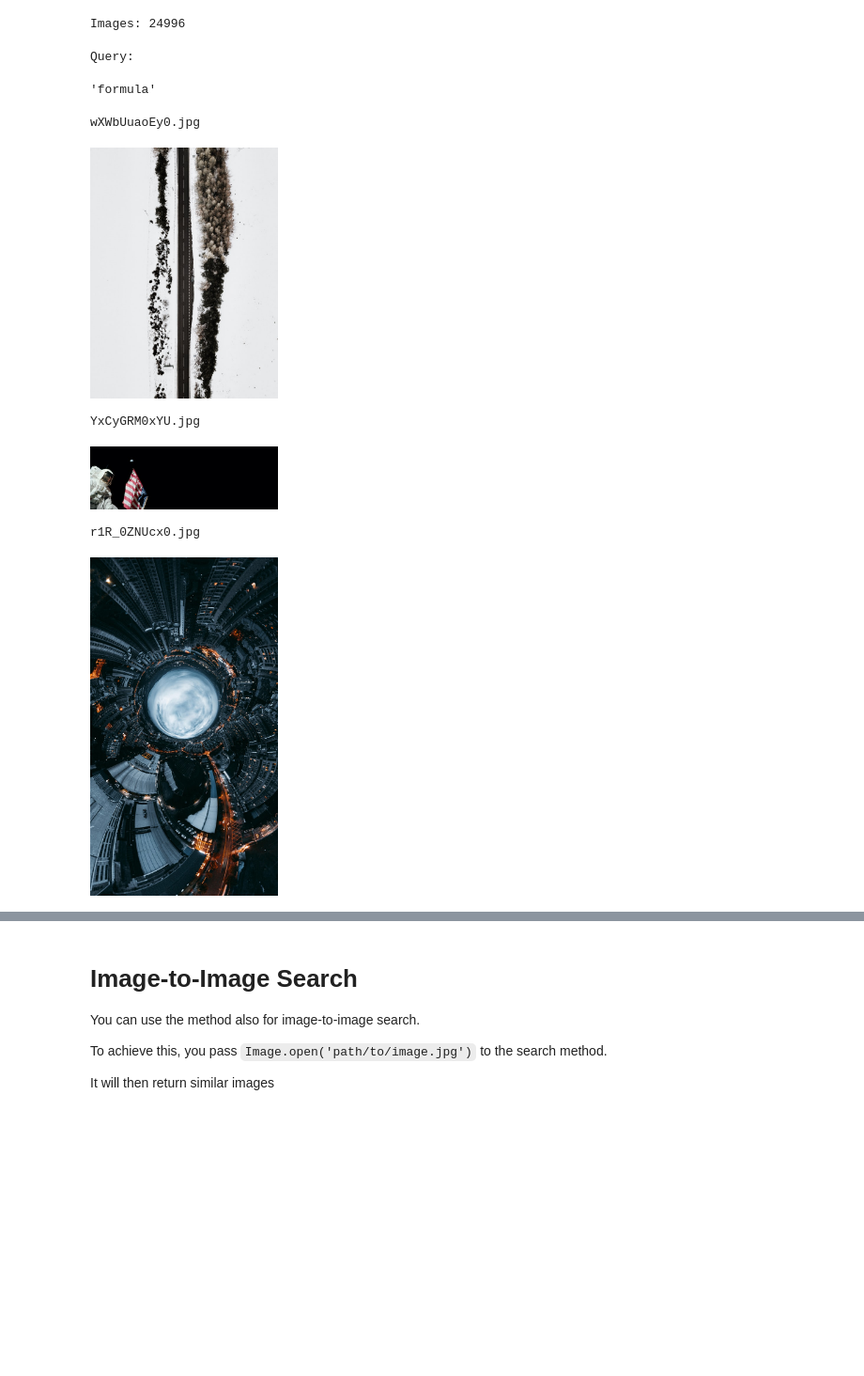
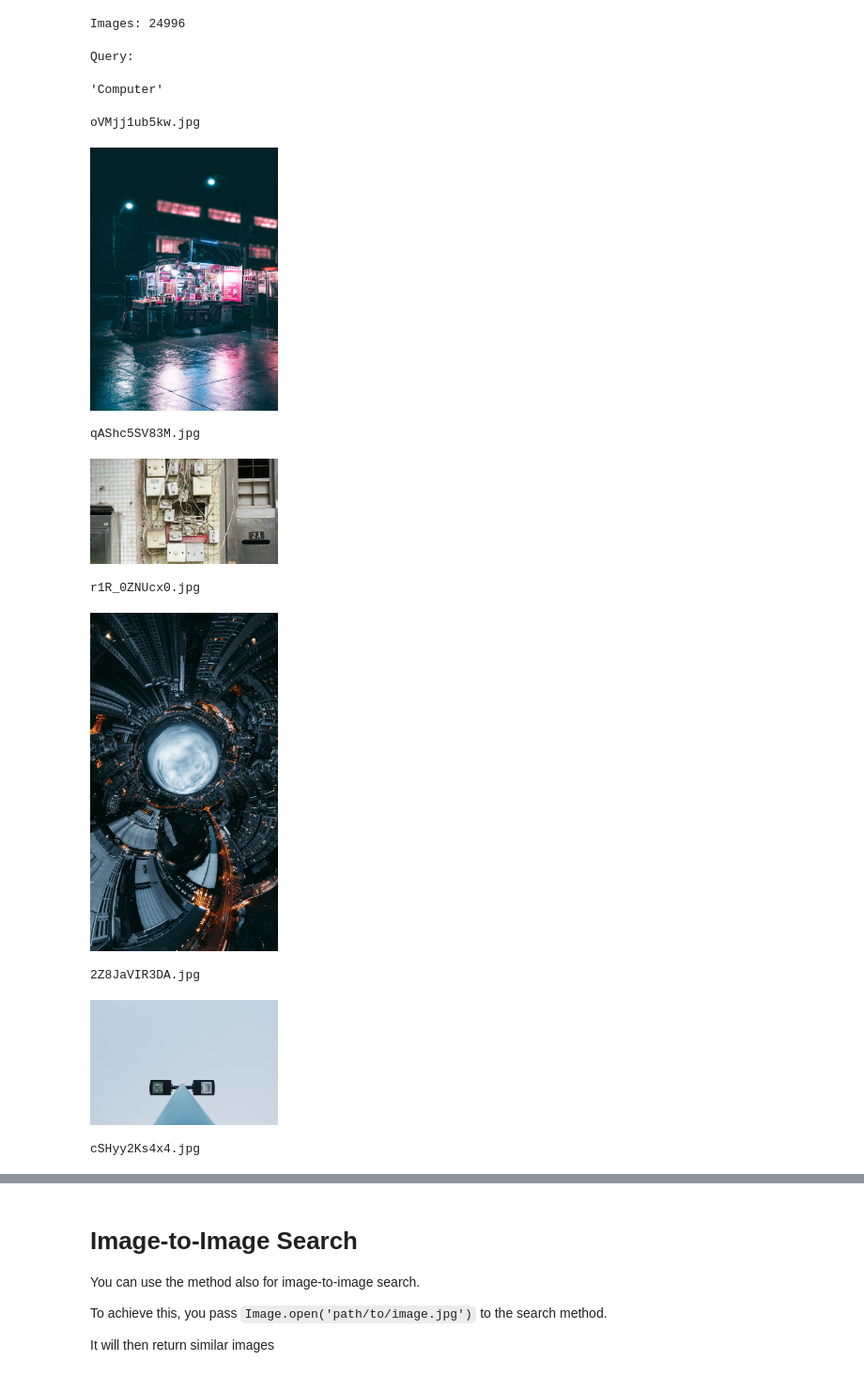
Before and after one commit to EvgOstgit/practice_sbert_bimodal, a Jupyter notebook: Image_Search.ipynb, the cells around one changed output, grey strips where cells are left out. Shown at 94% size. Drawn from its saved outputs; the diff is of its cells as text; code cells hidden in the pictures; blank space fills up the shorter version.

```diff
--- a/Image_Search.ipynb
+++ b/Image_Search.ipynb
@@ -32,16 +29,16 @@ Xet Storage is enabled for this repo, but the 'hf_xet' package is not installed.
 Using a slow image processor as `use_fast` is unset and a slow processor was saved with this model. `use_fast=True` will be the default behavior in v4.52, even if the model was saved with a slow proce ...
 # %%
 # Next, we get about 25k images from Unsplash
-img_folder = 'C:/Photos for bimodal_model/photos/'
+img_folder = 'D:/Photos for bimodal_model/photos/'
 if not os.path.exists(img_folder) or len(os.listdir(img_folder)) == 0:
     os.makedirs(img_folder, exist_ok=True)
 
     photo_filename = 'unsplash-25k-photos.zip'
-    if not os.path.exists(photo_filename):   #Download dataset if does not exist
-        util.http_get('http://sbert.net/datasets/'+photo_filename, photo_filename)
+    if not os.path.exists('D:/Photos for bimodal_model/'+photo_filename):   #Download dataset if does not exist
+        util.http_get('http://sbert.net/datasets/'+photo_filename, 'D:/Photos for bimodal_model/'+photo_filename)
 
     #Extract all images
-    with zipfile.ZipFile(photo_filename, 'r') as zf:
+    with zipfile.ZipFile('D:/Photos for bimodal_model/'+photo_filename, 'r') as zf:
         for member in tqdm(zf.infolist(), desc='Extracting'):
             zf.extract(member, img_folder)
 # %%
@@ -55,9 +52,9 @@ if not os.path.exists(img_folder) or len(os.listdir(img_folder)) == 0:
 use_precomputed_embeddings = True
 
 if use_precomputed_embeddings:
-    emb_filename = 'unsplash-25k-photos-embeddings.pkl'
+    emb_filename = 'D:/Photos for bimodal_model/unsplash-25k-photos-embeddings.pkl'
     if not os.path.exists(emb_filename):   #Download dataset if does not exist
-        util.http_get('http://sbert.net/datasets/'+emb_filename, emb_filename)
+        util.http_get('http://sbert.net/datasets/unsplash-25k-photos-embeddings.pkl', emb_filename)
 
     with open(emb_filename, 'rb') as fIn:
         img_names, img_emb = pickle.load(fIn)
@@ -85,13 +82,16 @@ def search(query, k=3):
         print(img_names[hit['corpus_id']])
         display(IPImage(os.path.join(img_folder, img_names[hit['corpus_id']]), width=200))
 # %%
-search('formula')
+search('Computer', 10)
 # %% [output]
 Query:
-'formula'
+'Computer'
-wXWbUuaoEy0.jpg
+oVMjj1ub5kw.jpg
-[figure, old version]
+[figure, new version]
-YxCyGRM0xYU.jpg
+qAShc5SV83M.jpg
-[figure, old version]
+[figure, new version]
 r1R_0ZNUcx0.jpg
 [figure]
+2Z8JaVIR3DA.jpg
+[figure, added]
+cSHyy2Ks4x4.jpg
```
Also changed, not shown: parts of 2 cells of this notebook, 1 other file.
